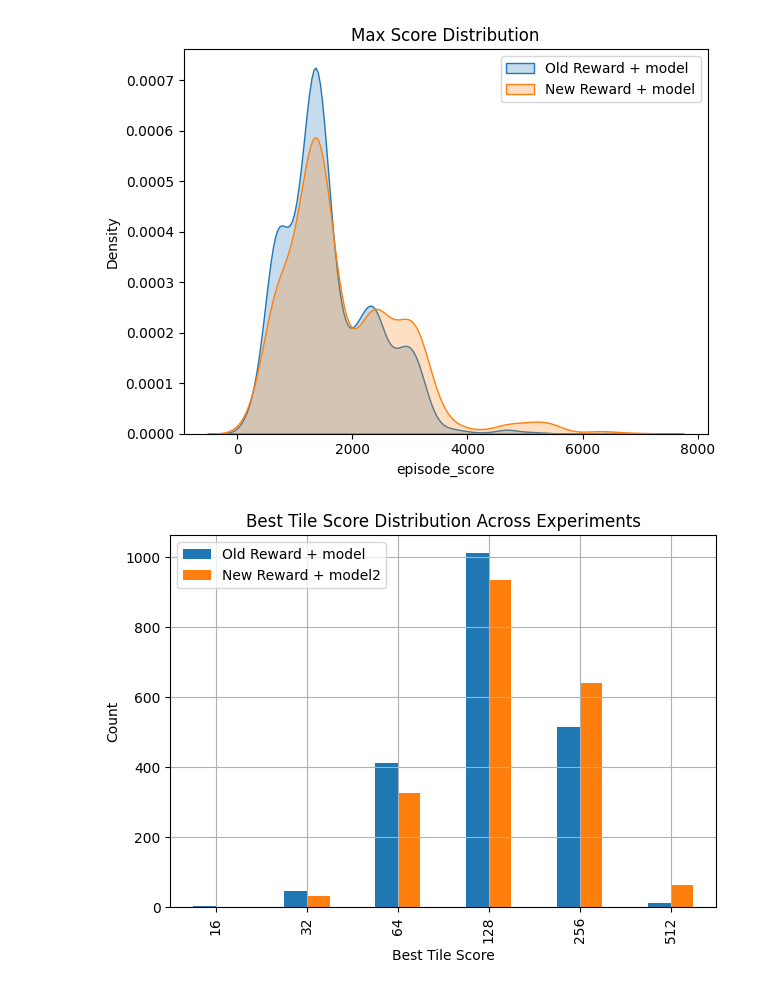
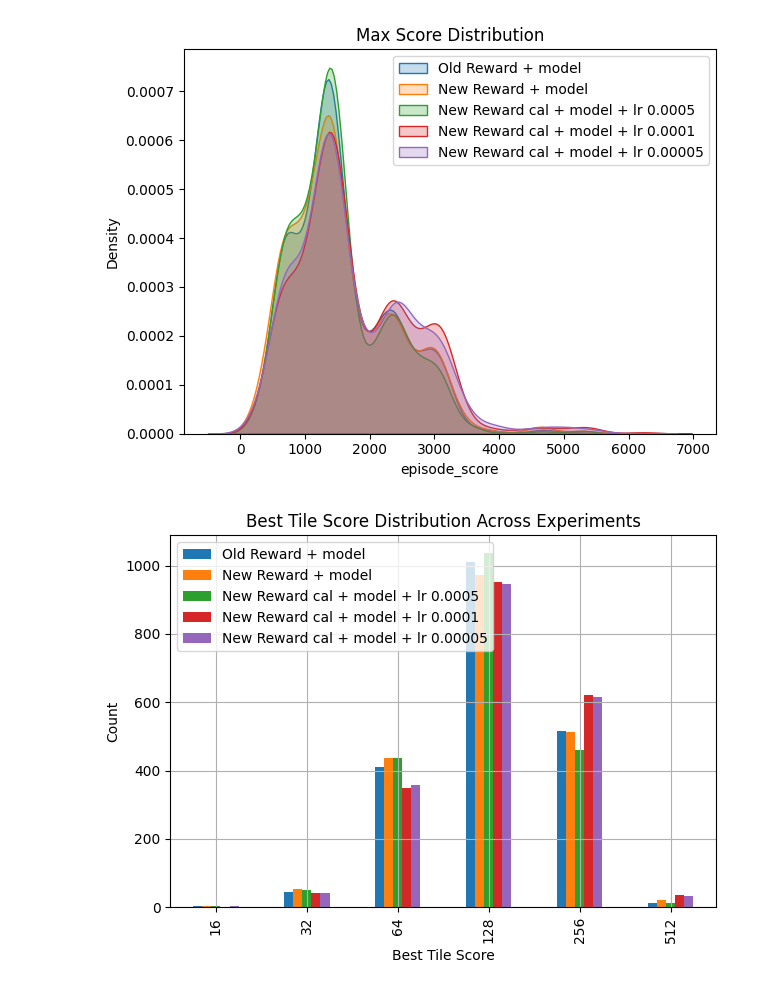
Before and after one commit to HBBEEP/DRL_FinalProject, a Jupyter notebook: plot.ipynb, the cells around one changed output. Cells and saved outputs as stored; diff of their text form; code cells hidden in the pictures.

```diff
--- a/plot.ipynb
+++ b/plot.ipynb
@@ -5,10 +5,18 @@ import matplotlib.pyplot as plt
 # Read CSV files
 df1 = pd.read_csv(r'output\DQN_policy_exp3_1024\train_log.csv')
 df2 = pd.read_csv(r'output\DQN_policy_exp4\train_log.csv')
+df3 = pd.read_csv(r'output\DQN_policy_exp1_new_reward\train_log.csv')
+df4 = pd.read_csv(r'output\DQN_policy_exp2_new_reward_lr0.0005\train_log.csv')
+df5 = pd.read_csv(r'output\DQN_policy_exp2_new_reward_lr0.00005\train_log.csv')
 
+window = 50
 # Plot all loss curves on the same figure
-# plt.plot(df1['loss'].rolling(window=50).mean(), label='Old Reward + model')
-plt.plot(df2['loss'].rolling(window=50).mean(), label='New Reward + model')
+# plt.plot(df1['episode_score'].rolling(window=window).mean(), label='Old Reward + model')
+plt.plot(df2['episode_score'].rolling(window=window).mean(), label='New Reward + model')
+plt.plot(df4['episode_score'].rolling(window=window).mean(), label='New Reward cal + model + lr 0.0005')
+plt.plot(df3['episode_score'].rolling(window=window).mean(), label='New Reward cal + model + lr 0.0001')
+plt.plot(df5['episode_score'].rolling(window=window).mean(), label='New Reward cal + model + lr 0.00005')
+
 
 plt.xlabel('Index')
 plt.ylabel('episode_score')
@@ -25,6 +52,9 @@ import seaborn as sns
 
 sns.kdeplot(df1['episode_score'], label='Old Reward + model', fill=True)
 sns.kdeplot(df2['episode_score'], label='New Reward + model', fill=True)
+sns.kdeplot(df4['episode_score'], label='New Reward cal + model + lr 0.0005', fill=True)
+sns.kdeplot(df3['episode_score'], label='New Reward cal + model + lr 0.0001', fill=True)
+sns.kdeplot(df5['episode_score'], label='New Reward cal + model + lr 0.00005', fill=True)
 
 plt.xlabel('episode_score')
 plt.ylabel('Density')
@@ -33,28 +63,34 @@ plt.legend()
 plt.tight_layout()
 plt.show()
 # %% [output]
-[figure, old version]
+[figure, new version]
 # %%
 # Read CSVs
 
 # Get value counts
 counts1 = df1['best_tile_score'].value_counts().sort_index()
 counts2 = df2['best_tile_score'].value_counts().sort_index()
+counts3 = df3['best_tile_score'].value_counts().sort_index()
+counts4 = df4['best_tile_score'].value_counts().sort_index()
+counts5 = df5['best_tile_score'].value_counts().sort_index()
 
 # Combine into a DataFrame
-all_scores = sorted(set(counts1.index).union(counts2.index))
+all_scores = sorted(set(counts1.index).union(counts2.index).union(counts3.index).union(counts4.index).union(counts5.index))
 combined = pd.DataFrame({
     'Old Reward + model': counts1.reindex(all_scores, fill_value=0),
-    'New Reward + model2': counts2.reindex(all_scores, fill_value=0),
+    'New Reward + model': counts2.reindex(all_scores, fill_value=0),
+    'New Reward cal + model + lr 0.0005': counts4.reindex(all_scores, fill_value=0),
+    'New Reward cal + model + lr 0.0001': counts3.reindex(all_scores, fill_value=0),
+    'New Reward cal + model + lr 0.00005': counts5.reindex(all_scores, fill_value=0),
 })
 
 # Plot grouped bar chart
 combined.plot(kind='bar')
 plt.xlabel('Best Tile Score')
 plt.ylabel('Count')
 plt.title('Best Tile Score Distribution Across Experiments')
 plt.grid(True)
 plt.tight_layout()
 plt.show()
 # %% [output]
-[figure, old version]
+[figure, new version]
```
Also changed, not shown: parts of 2 cells of this notebook, 5 other files.
